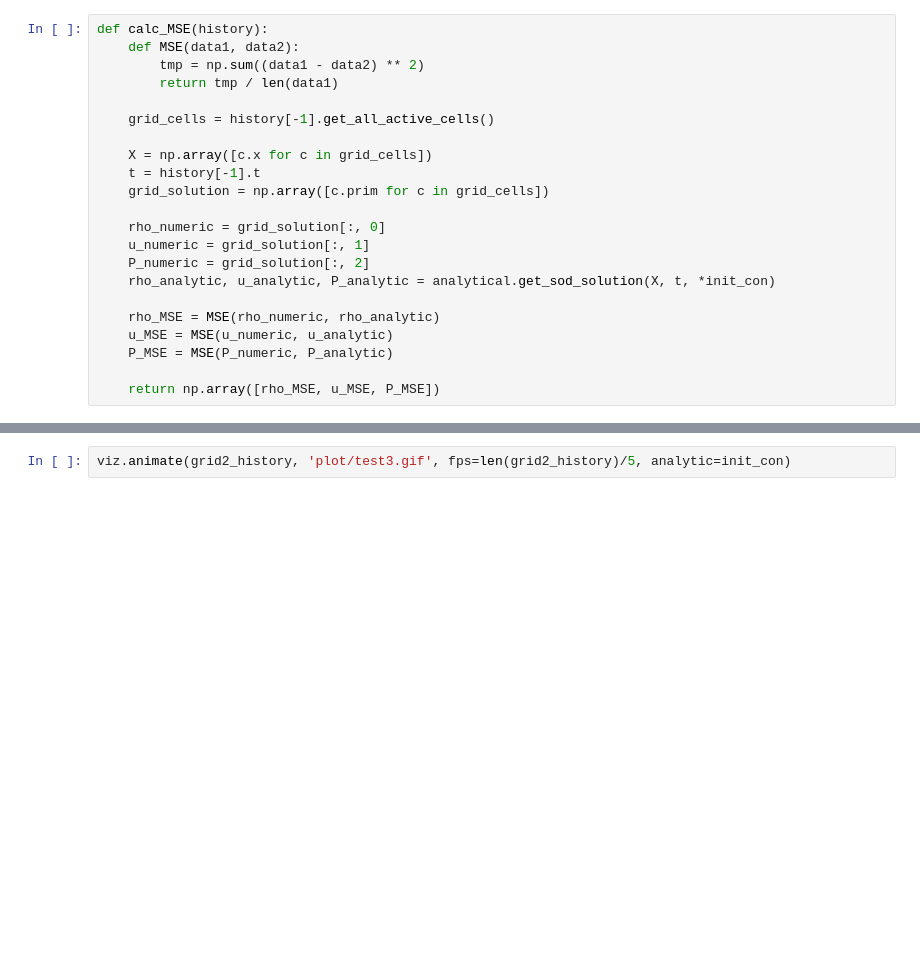
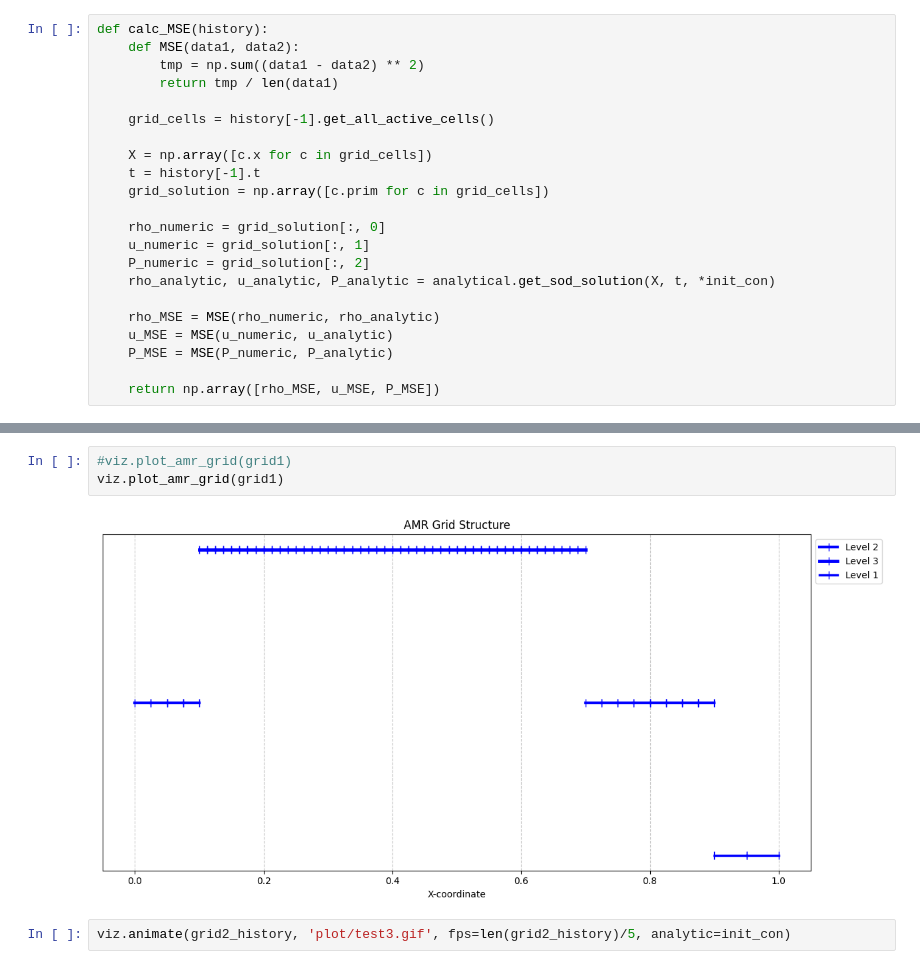
Before and after one commit to yttcari/1d_AMR, a Jupyter notebook: 1D_demo.ipynb, the cells around one changed output, grey strips where cells are left out. Cells and saved outputs as stored; diff of their text form; blank space fills up the shorter version.

```diff
--- a/1D_demo.ipynb
+++ b/1D_demo.ipynb
@@ -98,3 +117,8 @@ ValueError: not enough values to unpack (expected 4, got 0)
+# %%
+#viz.plot_amr_grid(grid1)
+viz.plot_amr_grid(grid1)
+# %% [output]
+[figure, added]
 # %%
 viz.animate(grid2_history, 'plot/test3.gif', fps=len(grid2_history)/5, analytic=init_con)
 # %% [output]
```
Also changed, not shown: parts of 3 cells of this notebook, 2 other files.
